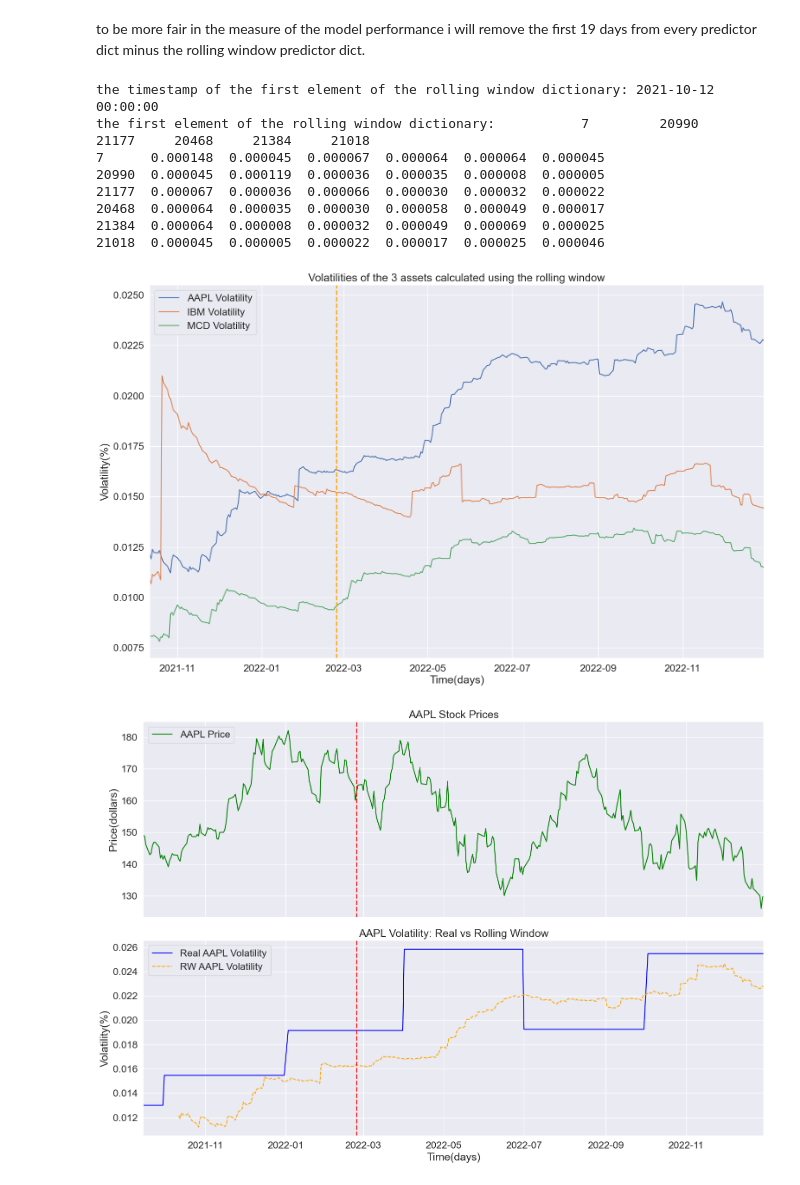
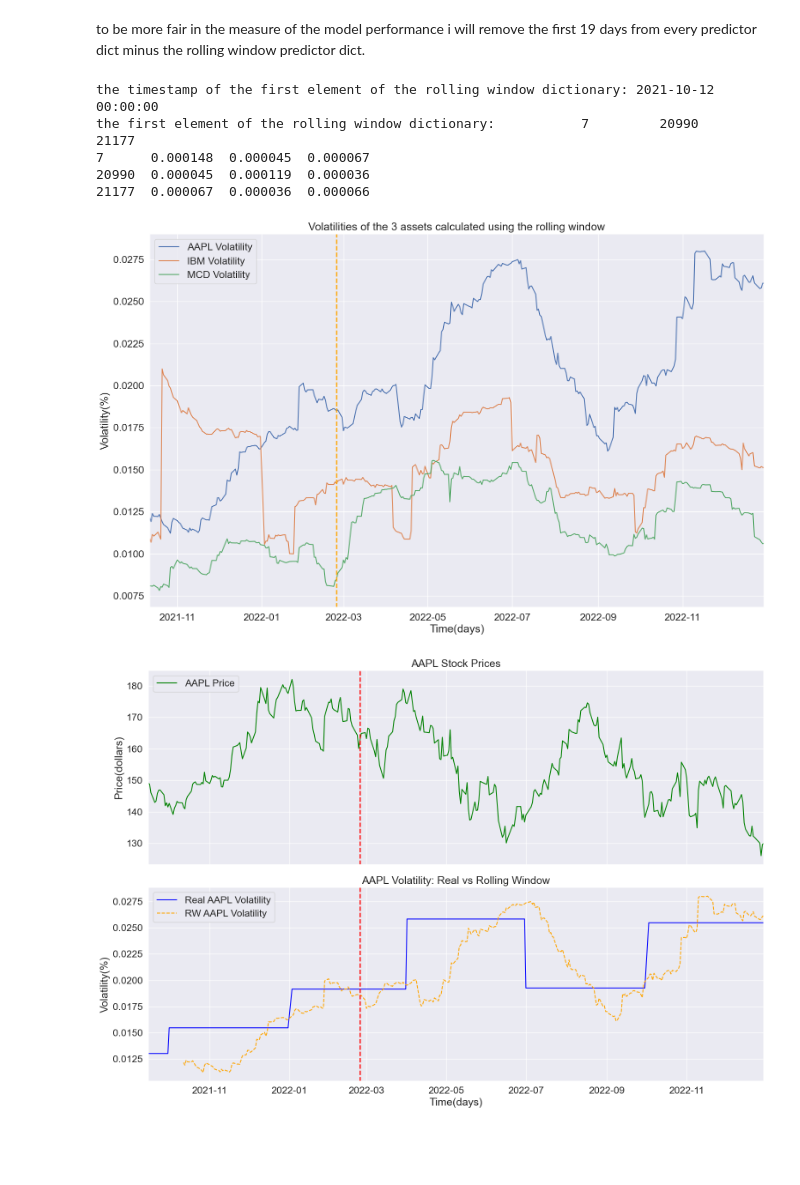
Before and after one commit to StefanoChiodini/cov_pred_finance, a Jupyter notebook: experiments/rwPerformance.ipynb, the cells around one changed output. Cells and saved outputs as stored; diff of their text form; code cells hidden in the pictures; blank space fills up the shorter version.

```diff
--- a/experiments/rwPerformance.ipynb
+++ b/experiments/rwPerformance.ipynb
@@ -599,7 +649,7 @@ endingTestDate = testDataWithPercentageChange.index[-1].strftime("%Y-%m-%d")
 
 # select the best memory size for the RW predictor(the one found in the validation phase)
 
-rw_memory = 150
+rw_memory = 50
 
 rwDict = rolling_window(testDataWithPercentageChange, rw_memory)
 
@@ -632,41 +682,38 @@ for date, volatilities in rw_volatilities.items():
 
 # Convert the dictionaries to DataFrames for easier manipulation and plotting
 df_rw_volatility_aapl = pd.DataFrame(list(rw_volatility_dict_aapl.items()), columns=['Date', 'AAPL Volatility'])
 df_rw_volatility_ibm = pd.DataFrame(list(rw_volatility_dict_ibm.items()), columns=['Date', 'IBM Volatility'])
 df_rw_volatility_mcd = pd.DataFrame(list(rw_volatility_dict_mcd.items()), columns=['Date', 'MCD Volatility'])
 
 # Set the 'Date' column as the index
 df_rw_volatility_aapl.set_index('Date', inplace=True)
 df_rw_volatility_ibm.set_index('Date', inplace=True)
 df_rw_volatility_mcd.set_index('Date', inplace=True)
 
 # Plot the real volatilities of the 3 assets
 plt.figure(figsize=(18, 11))
 plt.plot(df_rw_volatility_aapl, label='AAPL Volatility')
 plt.plot(df_rw_volatility_ibm, label='IBM Volatility')
 plt.plot(df_rw_volatility_mcd, label='MCD Volatility')
 plt.legend()
 plt.title("Volatilities of the 3 assets calculated using the rolling window")
 plt.xlabel("Time(days)")
 plt.ylabel("Volatility(%)")
 
 # Adding vertical lines for specific events
 plt.axvline(pd.Timestamp('2020-02-24'), color='gray', linestyle='--', lw=2)  # COVID start
 plt.axvline(pd.Timestamp('2022-02-24'), color='orange', linestyle='--', lw=2)  # Ukraine War start
 
 # Set x-axis limits to match the start and end dates
 plt.xlim(left=df_rw_volatility_aapl.index[0], right=df_rw_volatility_aapl.index[-1])
 plt.show()
 # %% [output]
 the timestamp of the first element of the rolling window dictionary: 2021-10-12 00:00:00
-the first element of the rolling window dictionary:           7         20990     21177     20468     21384     21018
-7      0.000148  0.000045  0.000067  0.000064  0.000064  0.000045
-20990  0.000045  0.000119  0.000036  0.000035  0.000008  0.000005
-21177  0.000067  0.000036  0.000066  0.000030  0.000032  0.000022
-20468  0.000064  0.000035  0.000030  0.000058  0.000049  0.000017
-21384  0.000064  0.000008  0.000032  0.000049  0.000069  0.000025
-21018  0.000045  0.000005  0.000022  0.000017  0.000025  0.000046
+the first element of the rolling window dictionary:           7         20990     21177
+7      0.000148  0.000045  0.000067
+20990  0.000045  0.000119  0.000036
+21177  0.000067  0.000036  0.000066
-[figure, old version]
+[figure, new version]
 # %%
 # HERE THERE IS THE VOLATILITY ANALYSIS OF THE EWMA PREDICTOR COMPARED TO THE REAL VOLATILITY
 startDateFilter = testDataWithPrices.index[0]
@@ -674,7 +721,7 @@ endDateFilter = testDataWithPrices.index[-1]
 
 plot_prices_volatilities_for_rw(testDataWithPrices, df_volatility_aapl['AAPL Volatility'],startDateFilter, endDateFilter, df_rw_volatility_aapl['AAPL Volatility'], 'AAPL')
 # %% [output]
-[figure, old version]
+[figure, new version]
 # %%
 ####################### code for test ####################################
 
```
Also changed, not shown: parts of 8 cells of this notebook, 4 other files.
